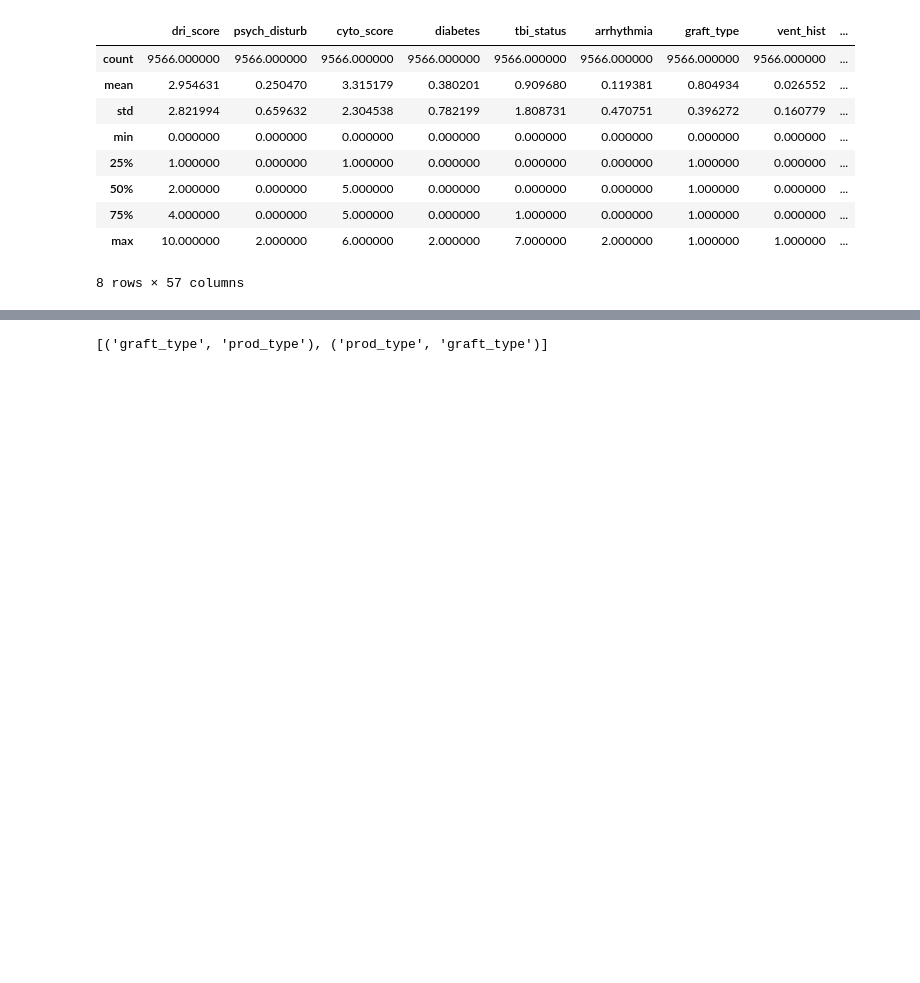
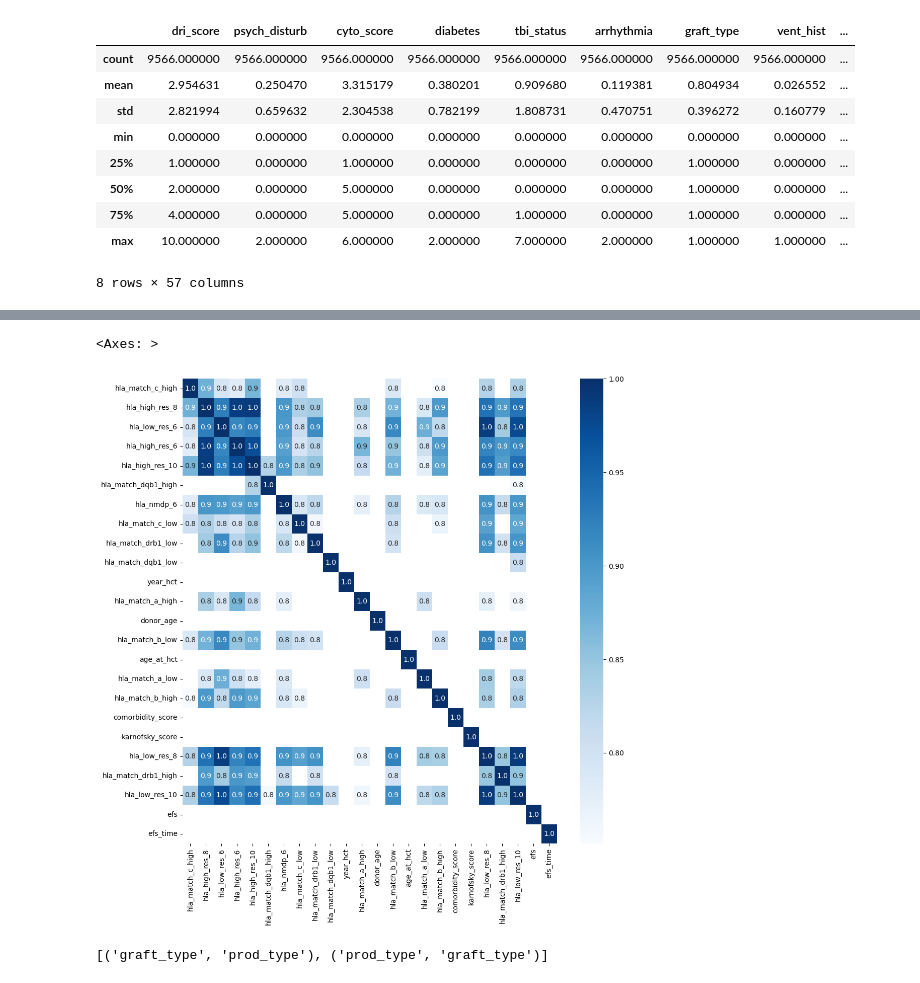
Before and after one commit to Sajan-12325/HSCT-Survival-Prediction, a Jupyter notebook: HCT.ipynb, the cells around one changed output, grey strips where cells are left out. Cells and saved outputs as stored; diff of their text form; code cells hidden in the pictures; blank space fills up the shorter version.

```diff
--- a/HCT.ipynb
+++ b/HCT.ipynb
@@ -596,3 +594,16 @@ sns.heatmap(df_num.corr(),annot = True, fmt = '.1f', cmap = 'Blues')
+# %%
+## Finding values correlted > 0.75
+
+### Heatmap for numerical columns
+corr_matrix = df_num.corr()
+
+high_corr_matrix = corr_matrix[corr_matrix >= 0.75]
+
+plt.figure(figsize = (12, 12))
+sns.heatmap(high_corr_matrix,annot = True, fmt = '.1f', cmap = 'Blues')
+# %% [output]
+<Axes: >
+[figure, added]
 # %%
 
 
```
Also changed, not shown: parts of 33 cells of this notebook.
